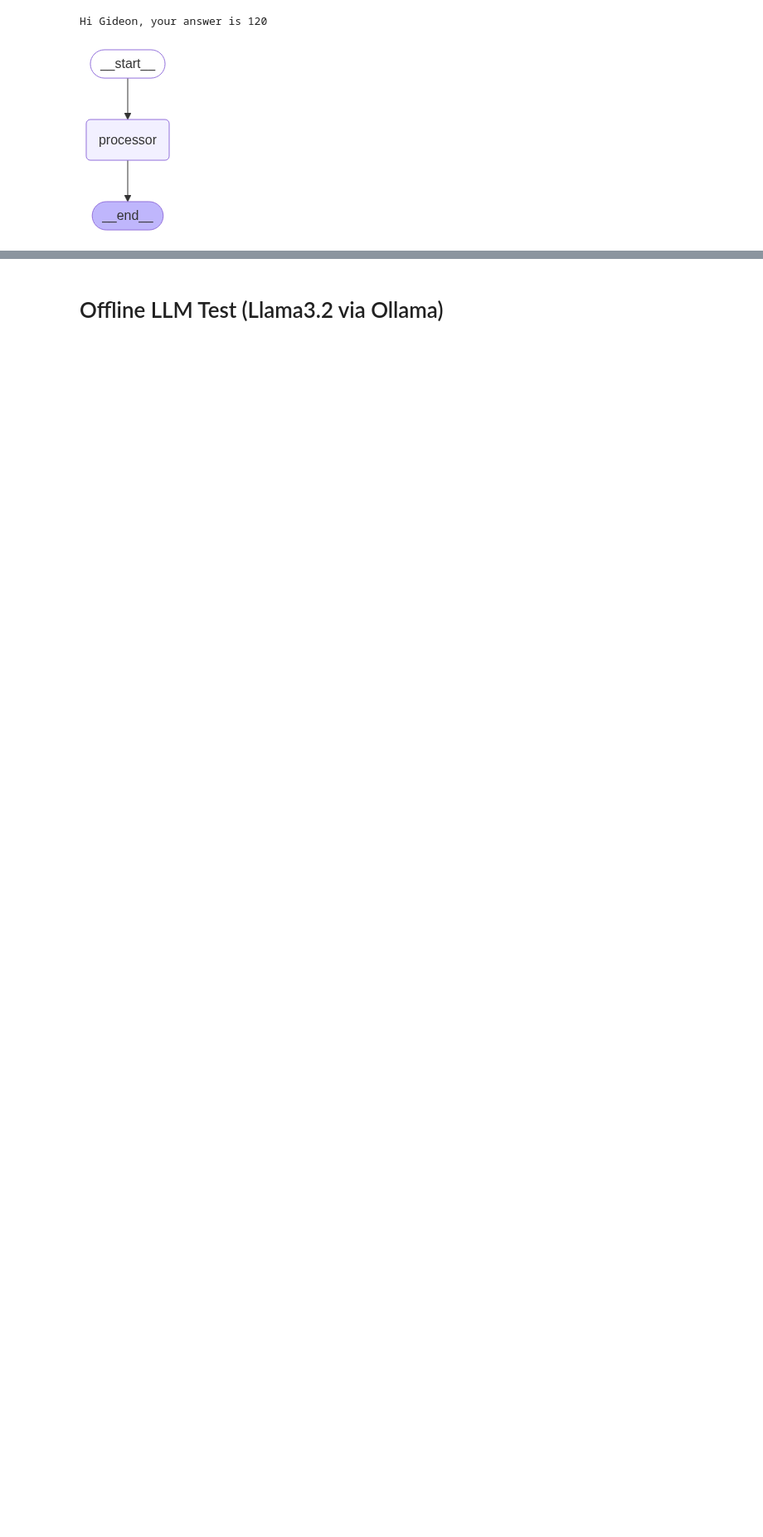
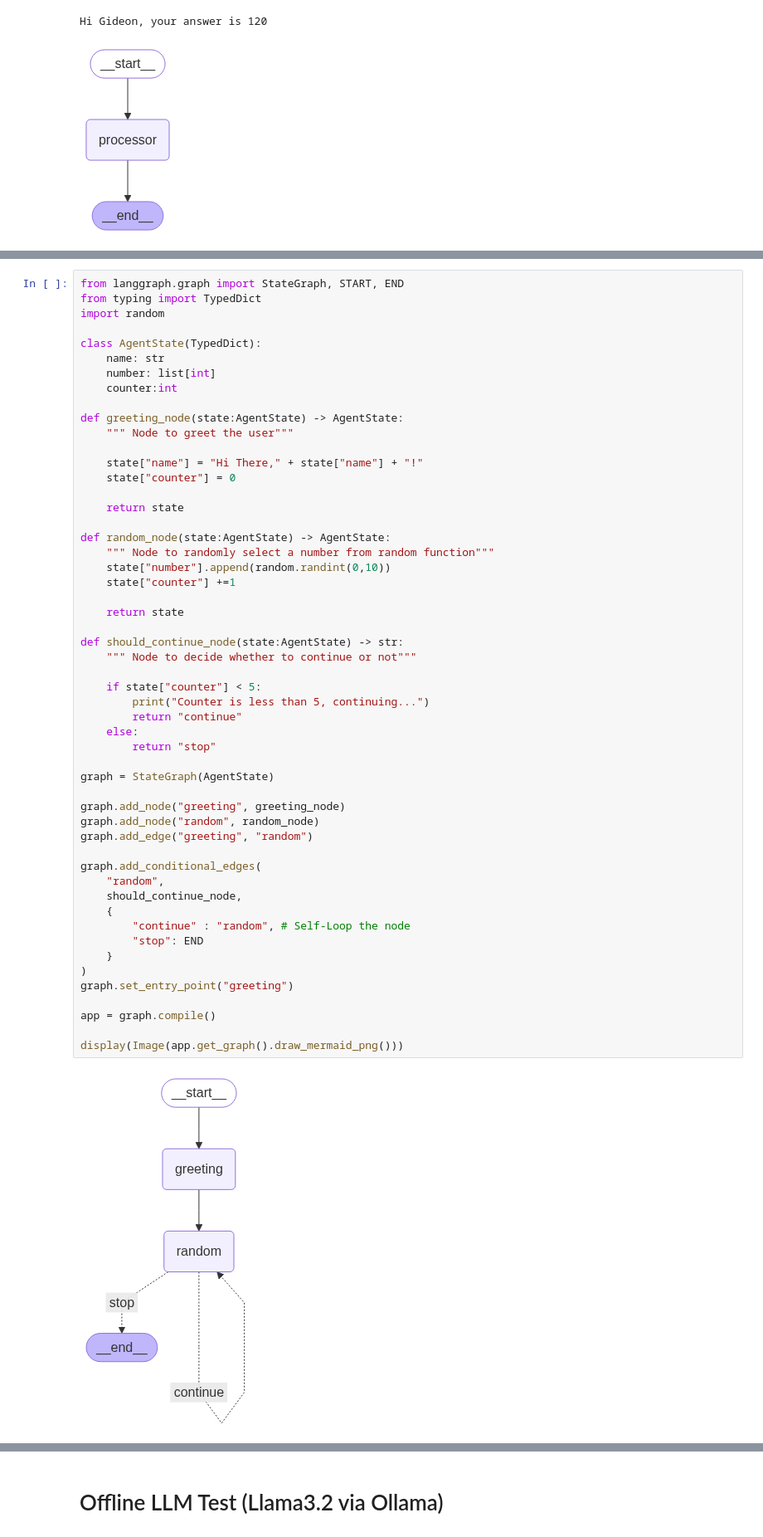
Before and after one commit to Bloodwingv2/Gideon_Agent, a Jupyter notebook: agent_test.ipynb, the cells around one changed output, grey strips where cells are left out. Shown: that part at 83% size. Saved outputs shown, nothing was run; the diff lists cells and outputs as text; blank space fills up the shorter version.

```diff
--- a/agent_test.ipynb
+++ b/agent_test.ipynb
@@ -163,0 +415,55 @@ Hi Gideon, your answer is 120
+# %%
+from langgraph.graph import StateGraph, START, END
+from typing import TypedDict
+import random
+
+class AgentState(TypedDict):
+    name: str
+    number: list[int]
+    counter:int
+
+def greeting_node(state:AgentState) -> AgentState:
+    """ Node to greet the user"""
+
+    state["name"] = "Hi There," + state["name"] + "!"
+    state["counter"] = 0
+
+    return state
+
+def random_node(state:AgentState) -> AgentState:
+    """ Node to randomly select a number from random function"""
+    state["number"].append(random.randint(0,10))
+    state["counter"] +=1
+
+    return state
+
+def should_continue_node(state:AgentState) -> str:
+    """ Node to decide whether to continue or not"""
+
+    if state["counter"] < 5:
+        print("Counter is less than 5, continuing...")
+        return "continue"
+    else:
+        return "stop"
+
+graph = StateGraph(AgentState)
+
+graph.add_node("greeting", greeting_node)
+graph.add_node("random", random_node)
+graph.add_edge("greeting", "random")
+
+graph.add_conditional_edges(
+    "random",
+    should_continue_node,
+    {
+        "continue" : "random", # Self-Loop the node
+        "stop": END
+    }
+)
+graph.set_entry_point("greeting")
+
+app = graph.compile()
+
+display(Image(app.get_graph().draw_mermaid_png()))
+# %% [output]
+[figure, added]
```
Also changed, not shown: parts of 20 cells of this notebook.
